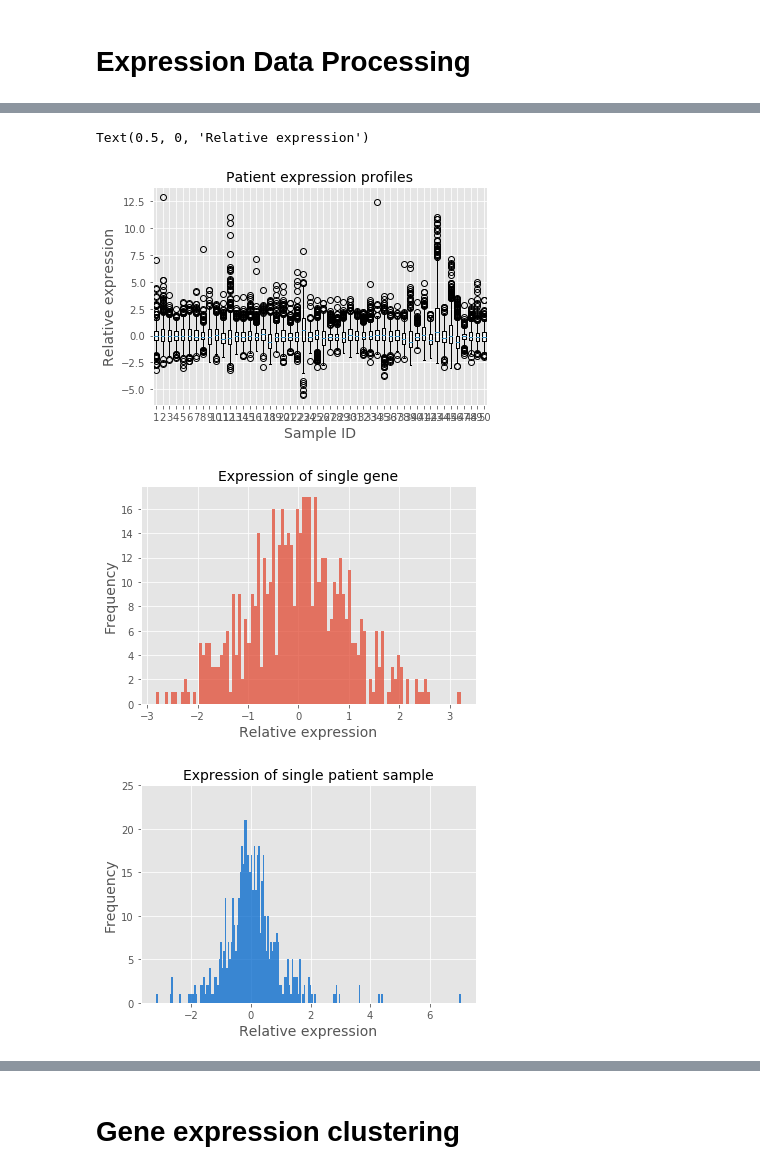
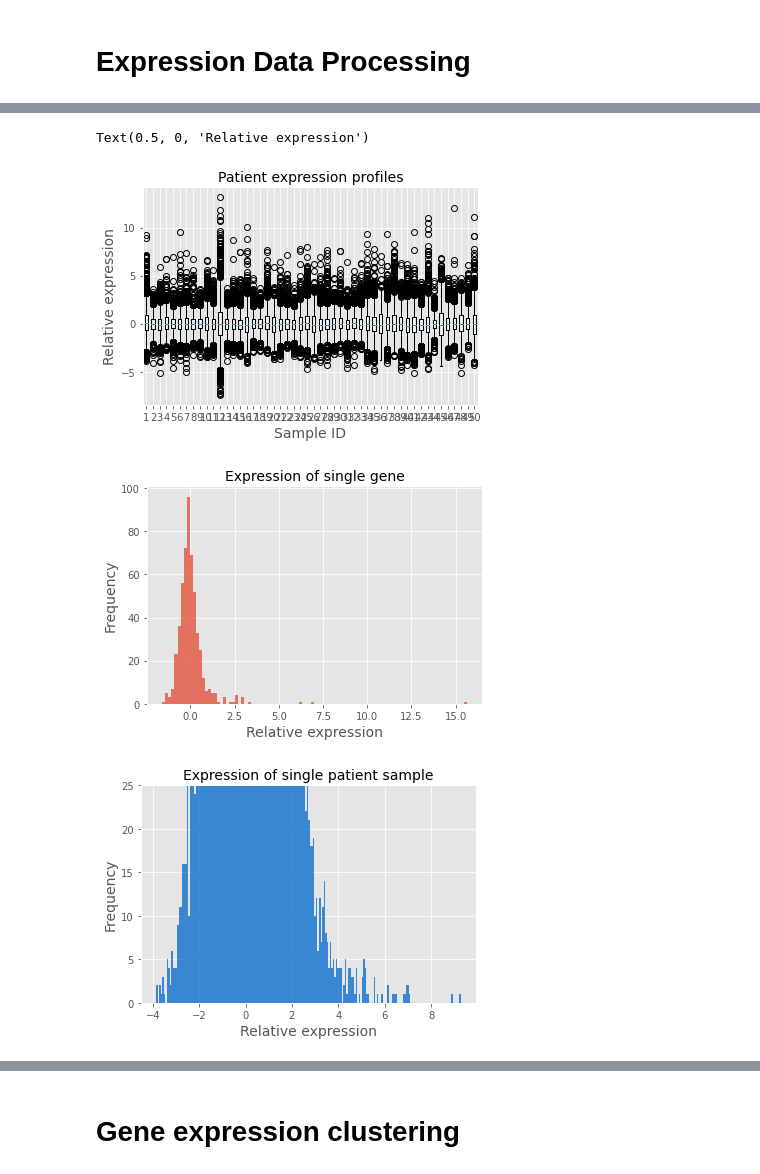
Before and after one commit to sturkarslan/GbmMINER, a Jupyter notebook: src/GbmTCGAMicrorrayRNA_MINER-ST.ipynb, the cells around one changed output, grey strips where cells are left out. Drawn from its saved outputs; the diff is of its cells as text; code cells hidden in the pictures.

```diff
--- a/src/GbmTCGAMicrorrayRNA_MINER-ST.ipynb
+++ b/src/GbmTCGAMicrorrayRNA_MINER-ST.ipynb
@@ -121,0 +150,11 @@ Text(0.5, 0, 'Relative expression')
+# %%
+## User defined variablesex
+expDataFile1 = resultsDirectory + '/data/GbmMicroRNAMergedmRNAMicroarraymiRNAZScoredDatamiRNAEnsembl.csv'
+
+## Read expression data and conversion table
+expressionData=pd.read_csv(expDataFile1,header=0,index_col=0,sep=",")
+
+#expressionData = miner.zscore(expressionData)
+
+print("Expression data:", expressionData.shape)
+expressionData.head
@@ -122,26 +180,26 @@ Text(0.5, 0, 'Relative expression')
 # %%
 ##visualize pre-processed expression data miRNA
-individual_expression_data = [expressionData_miRNA.iloc[:,i] for i in range(50)]
+individual_expression_data = [expressionData.iloc[:,i] for i in range(50)]
 _ = plt.boxplot(individual_expression_data)
 plt.title("Patient expression profiles",fontsize=14)
 plt.ylabel("Relative expression",fontsize=14)
 plt.xlabel("Sample ID",fontsize=14)
 plt.figure()
-_ = plt.hist(expressionData_miRNA.iloc[0,:],bins=100,alpha=0.75)
+_ = plt.hist(expressionData.iloc[0,:],bins=100,alpha=0.75)
 plt.title("Expression of single gene",fontsize=14)
 plt.ylabel("Frequency",fontsize=14)
 plt.xlabel("Relative expression",fontsize=14)
 plt.figure()
-_ = plt.hist(expressionData_miRNA.iloc[:,0],bins=200,color=[0,0.4,0.8],alpha=0.75)
+_ = plt.hist(expressionData.iloc[:,0],bins=200,color=[0,0.4,0.8],alpha=0.75)
 plt.ylim(0,25)
 plt.title("Expression of single patient sample",fontsize=14)
 plt.ylabel("Frequency",fontsize=14)
 plt.xlabel("Relative expression",fontsize=14)
 # %% [output]
 Text(0.5, 0, 'Relative expression')
-[figure, old version]
+[figure, new version]
-[figure, old version]
+[figure, new version]
-[figure, old version]
+[figure, new version]
 # %%
 ##visualize pre-processed expression data
 individual_expression_data = [expressionData_FormiRNA.iloc[:,i] for i in range(50)]
```
Also changed, not shown: parts of 22 cells of this notebook, 39 other files.
